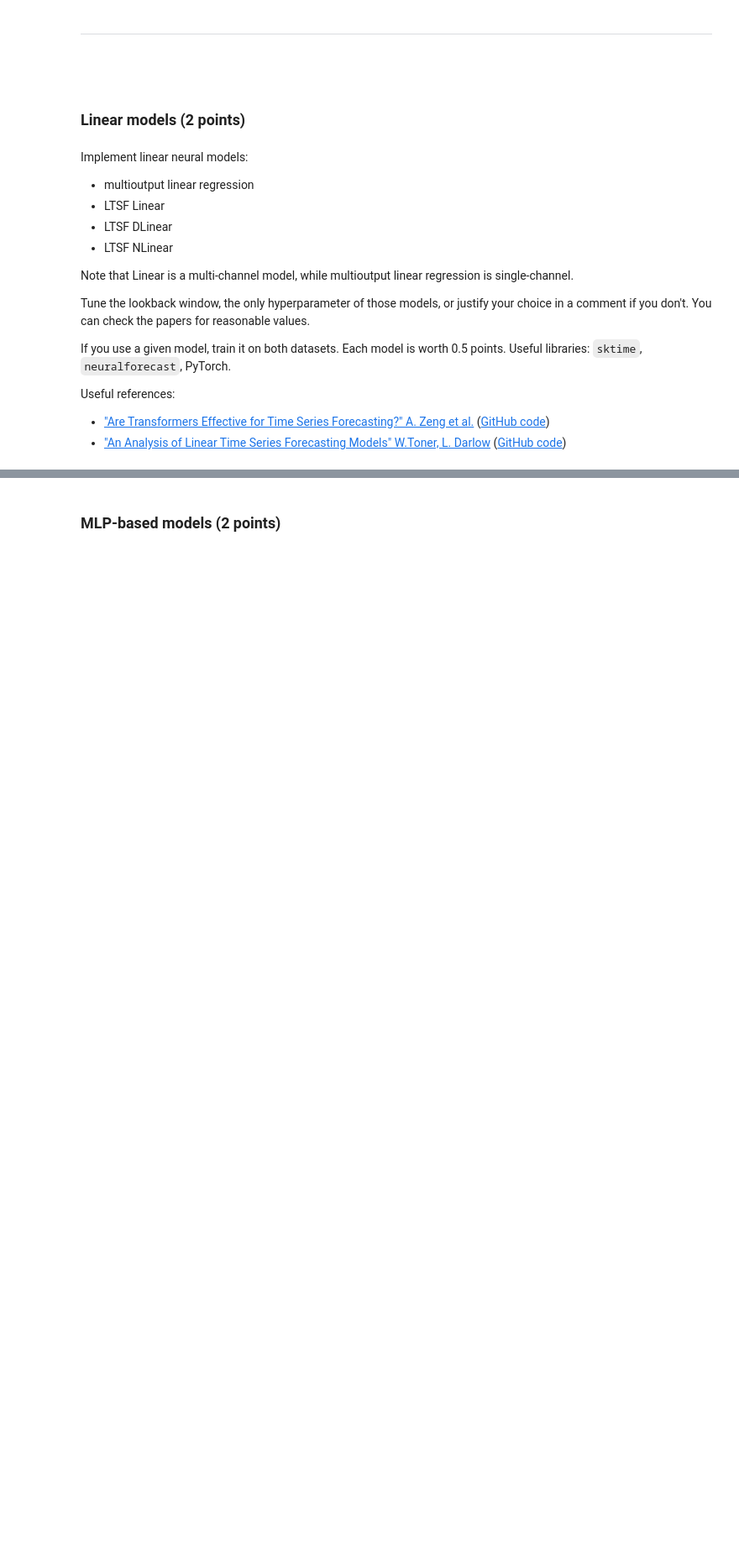
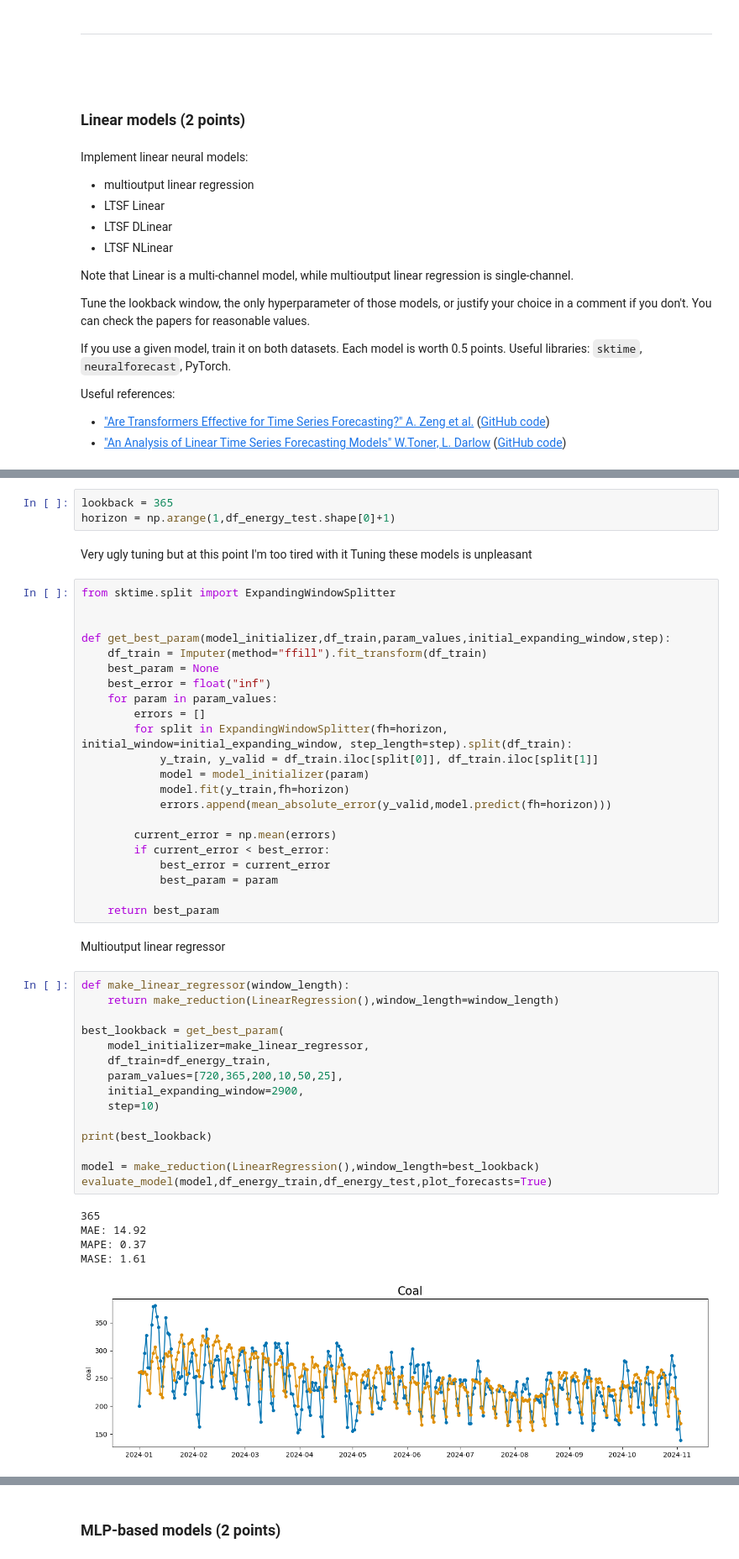
Before and after one commit to my-alaska/ml-course, a Jupyter notebook: time_series/time_series_2.ipynb, the cells around one changed output, grey strips where cells are left out. Shown at 84% size. Drawn from its saved outputs; the diff is of its cells as text; blank space fills up the shorter version.

```diff
--- a/time_series/time_series_2.ipynb
+++ b/time_series/time_series_2.ipynb
@@ -375,0 +386,51 @@ from sktime.forecasting.ltsf import LTSFNLinearForecaster
+# %%
+lookback = 365
+horizon = np.arange(1,df_energy_test.shape[0]+1)
+# %% [markdown]
+Very ugly tuning but at this point I'm too tired with it
+Tuning these models is unpleasant
+# %%
+from sktime.split import ExpandingWindowSplitter
+
+
+def get_best_param(model_initializer,df_train,param_values,initial_expanding_window,step):
+    df_train = Imputer(method="ffill").fit_transform(df_train)
+    best_param = None
+    best_error = float("inf")
+    for param in param_values:
+        errors = []
+        for split in ExpandingWindowSplitter(fh=horizon, initial_window=initial_expanding_window, step_length=step).split(df_train):
+            y_train, y_valid = df_train.iloc[split[0]], df_train.iloc[split[1]]
+            model = model_initializer(param)
+            model.fit(y_train,fh=horizon)
+            errors.append(mean_absolute_error(y_valid,model.predict(fh=horizon)))
+
+        current_error = np.mean(errors)
+        if current_error < best_error:
+            best_error = current_error
+            best_param = param
+
+    return best_param
+# %% [markdown]
+Multioutput linear regressor
+# %%
+def make_linear_regressor(window_length):
+    return make_reduction(LinearRegression(),window_length=window_length)
+
+best_lookback = get_best_param(
+    model_initializer=make_linear_regressor,
+    df_train=df_energy_train,
+    param_values=[720,365,200,10,50,25],
+    initial_expanding_window=2900,
+    step=10)
+
+print(best_lookback)
+
+model = make_reduction(LinearRegression(),window_length=best_lookback)
+evaluate_model(model,df_energy_train,df_energy_test,plot_forecasts=True)
+# %% [output]
+365
+MAE: 14.92
+MAPE: 0.37
+MASE: 1.61
+[figure, added]
```
Also changed, not shown: parts of 29 cells of this notebook.
